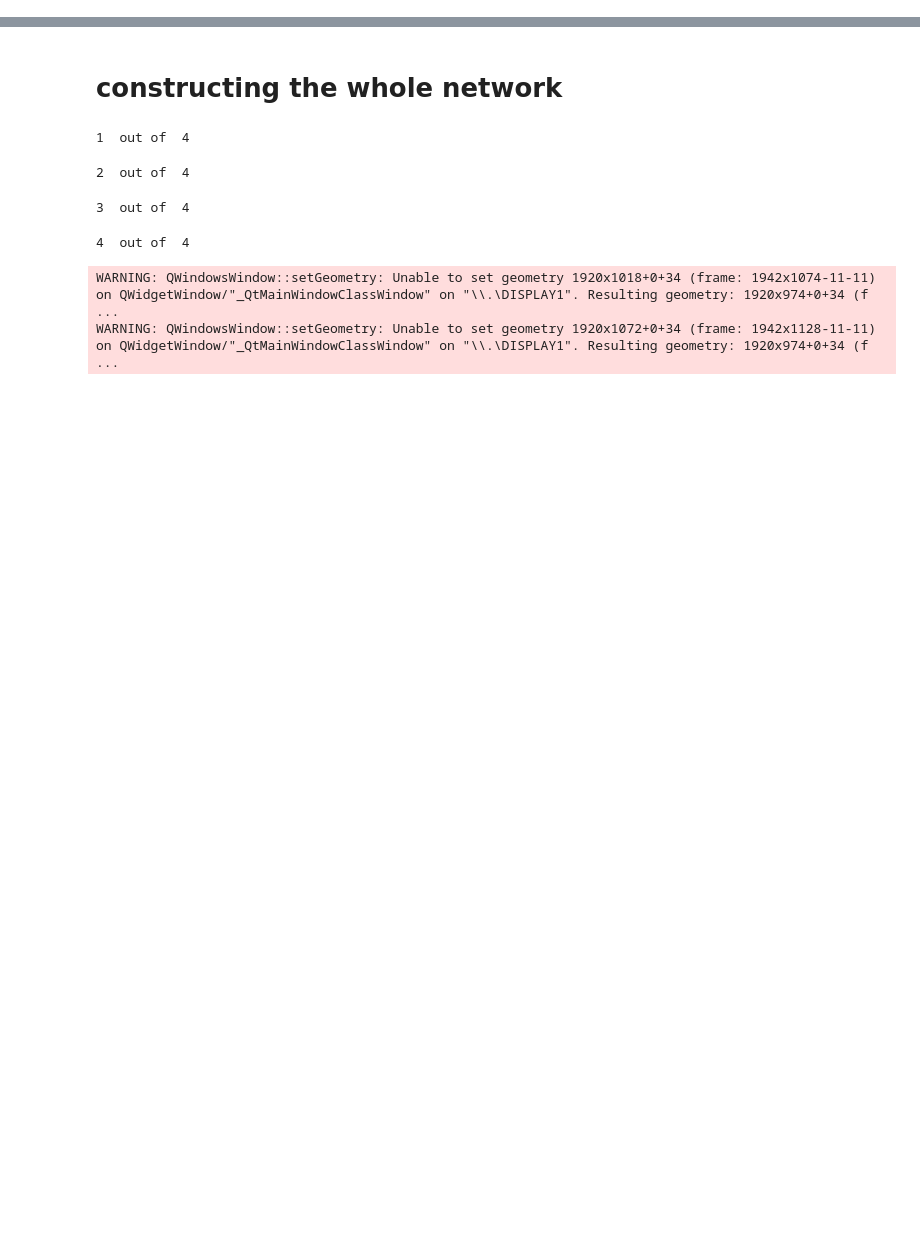
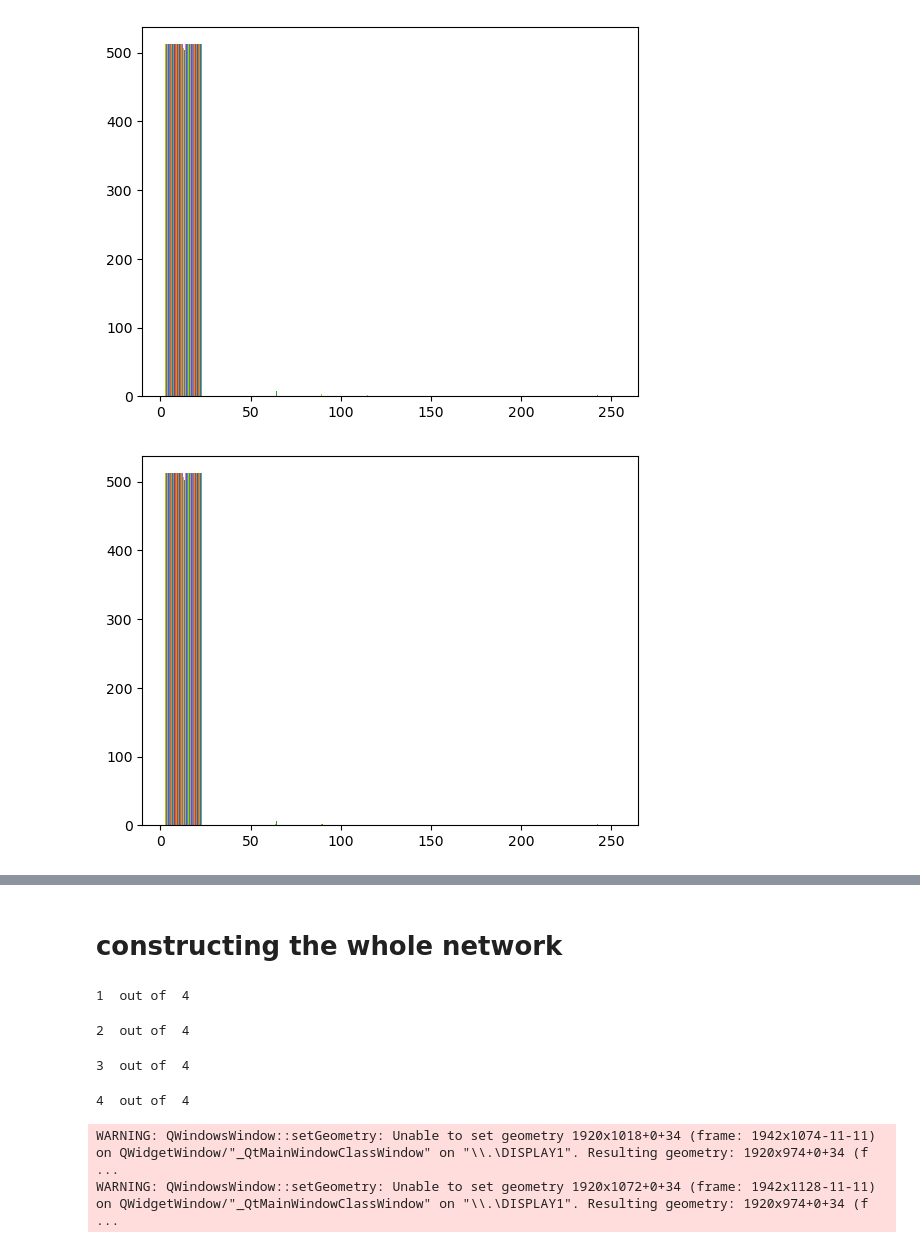
Before and after one commit to DangerousWizardry/angioscans-vascular-3d-reconstruction, a Jupyter notebook: anomaly_detection.ipynb, the cells around one changed output, grey strips where cells are left out. Saved outputs shown, nothing was run; the diff lists cells and outputs as text; code cells hidden in the pictures; blank space fills up the shorter version.

Commit message:
filling ellipses ok, begining of plotting histograms

```diff
--- a/anomaly_detection.ipynb
+++ b/anomaly_detection.ipynb
@@ -200,6 +201,39 @@ def construct_ellipses_network(mask_list,range_to_do):
         info_of_one_mask={'index':index_mask, 'rangemin':rangemin,'rangemax':rangemax,'mask':mask, 'smooth_ellipses':smooth_ellipses}
         info_all_masks.append(info_of_one_mask)
     return info_all_masks, ellipses_network
+# %%
+def filling_ellipses(ellipses):
+    #avec fill binary holes
+    '''
+    En partant  des images 3D des ellipses, on crée une image 3D des ellipses remplies.
+    Args:
+        ellipses (np.array): les ellipses à remplir
+    Return:
+        filled_ellipses_np (np.array): les ellipses remplies
+    '''
+    filled_ellipses=[]
+    for index in range(len(ellipses)):
+        ellipse=copy.deepcopy(ellipses[index])
+        ellipse_filled=ndimage.binary_fill_holes(ellipse)
+        filled_ellipses.append(ellipse_filled)
+        filled_ellipses_np=np.array(filled_ellipses)
+    return filled_ellipses_np
+# %%
+def ploting_hist_from_ellipse(filled_ellipses, image):
+    #avec fill binary holes
+    '''
+    En partant  des images 3D des ellipses, on crée une image 3D des ellipses remplies.
+    Args:
+        ellipses (np.array): les ellipses à remplir
+    Return:
+        filled_ellipses_np (np.array): les ellipses remplies
+    '''
+    for index in range(len(filled_ellipses)):
+        slice_ell=filled_ellipses[index]
+        slice_im=image[index]
+        slice_im=np.where(slice_ell==1,slice_im, 0)
+        plt.hist(slice_im.flatten(), bins=255)
+        plt.show()
 # %%
 mask_list = np.load(Path("temp/mask_list.npy"))
 
@@ -238,0 +271,12 @@ WARNING: QWindowsWindow::setGeometry: Unable to set geometry 1920x984+0+34 (fram
+# %%
+filled_ellipses=filling_ellipses(smooth_ellipses)
+
+viewer = napari.Viewer()
+image_layer = viewer.add_image(smooth_ellipses, colormap="gray")
+image_layer = viewer.add_image(filled_ellipses, colormap="blue", blending="additive")
+napari.run()
+# %%
+ploting_hist_from_ellipse(filled_ellipses, image_originale)
+# %% [output]
+[figure, added]
+[figure, added]
```
Also changed, not shown: parts of 5 cells of this notebook.
